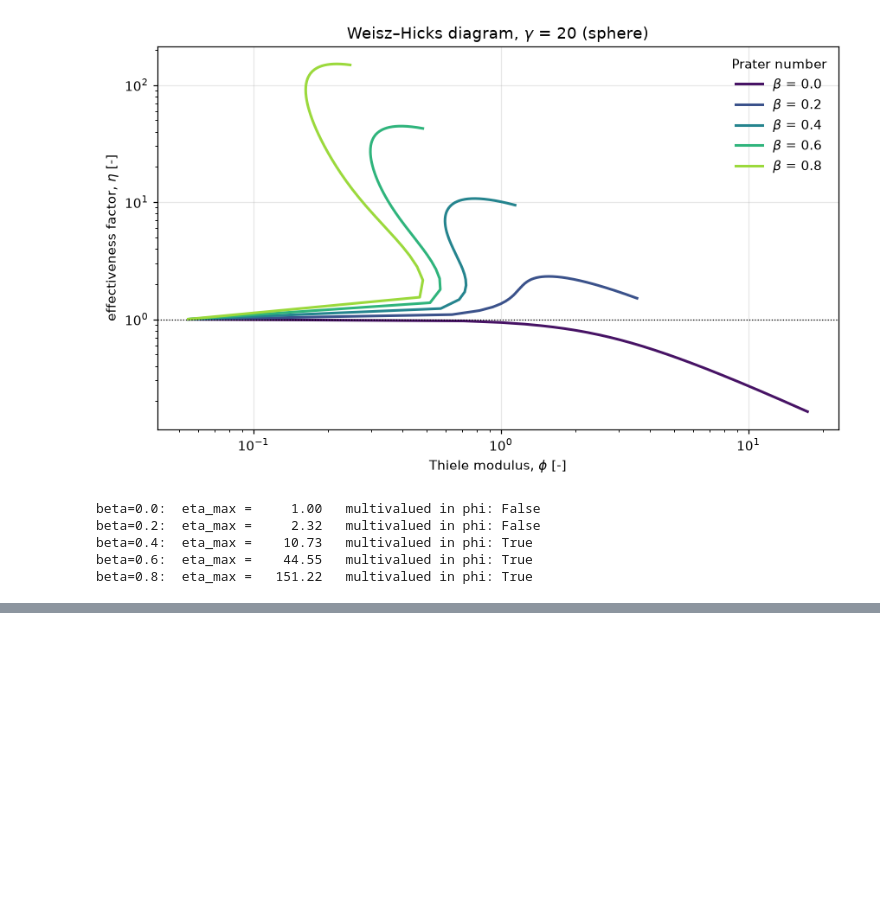
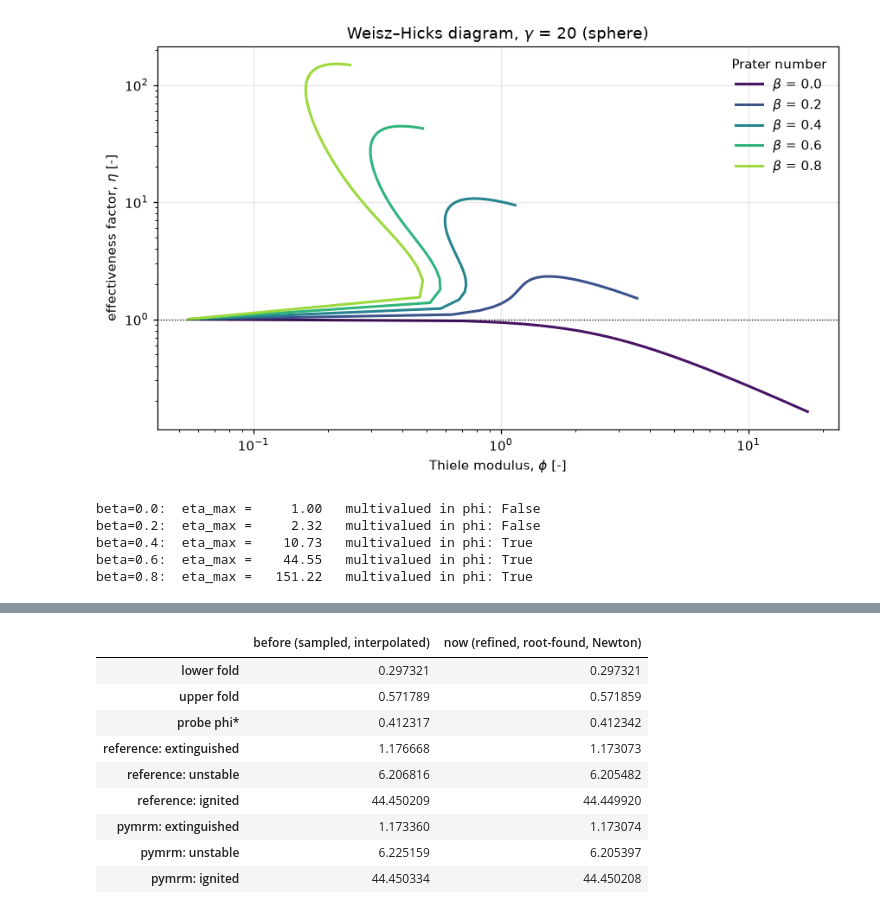
Before and after one commit to computational-chemical-engineering/pymrm-gallery, a Jupyter notebook: pages/B1.1-thiele-weisz-hicks/index.ipynb, the cells around one changed output, grey strips where cells are left out. Drawn from its saved outputs; the diff is of its cells as text; code cells hidden in the pictures; blank space fills up the shorter version.

```diff
--- a/pages/B1.1-thiele-weisz-hicks/index.ipynb
+++ b/pages/B1.1-thiele-weisz-hicks/index.ipynb
@@ -611,0 +572,19 @@ Agreement metrics for B1.1:
+# %%
+display(pd.DataFrame({
+    "before (sampled, interpolated)": [old_lo, old_hi, old_star, *old_ref, *old_pym],
+    "now (refined, root-found, Newton)": [phi_lo, phi_hi, phi_star,
+                                          *[r[0] for r in roots], *[s[0] for s in states]],
+}, index=["lower fold", "upper fold", "probe phi*", "reference: extinguished",
+          "reference: unstable", "reference: ignited", "pymrm: extinguished",
+          "pymrm: unstable", "pymrm: ignited"]).round(6))
+# %% [output]
+|  | before (sampled, interpolated) | now (refined, root-found, Newton) |
+| lower fold | 0.297321 | 0.297321 |
+| upper fold | 0.571789 | 0.571859 |
+| probe phi* | 0.412317 | 0.412342 |
+| reference: extinguished | 1.176668 | 1.173073 |
+| reference: unstable | 6.206816 | 6.205482 |
+| reference: ignited | 44.450209 | 44.449920 |
+| pymrm: extinguished | 1.173360 | 1.173074 |
+| pymrm: unstable | 6.225159 | 6.205397 |
+| pymrm: ignited | 44.450334 | 44.450208 |
```
Also changed, not shown: parts of 37 cells of this notebook, 8 other files.
